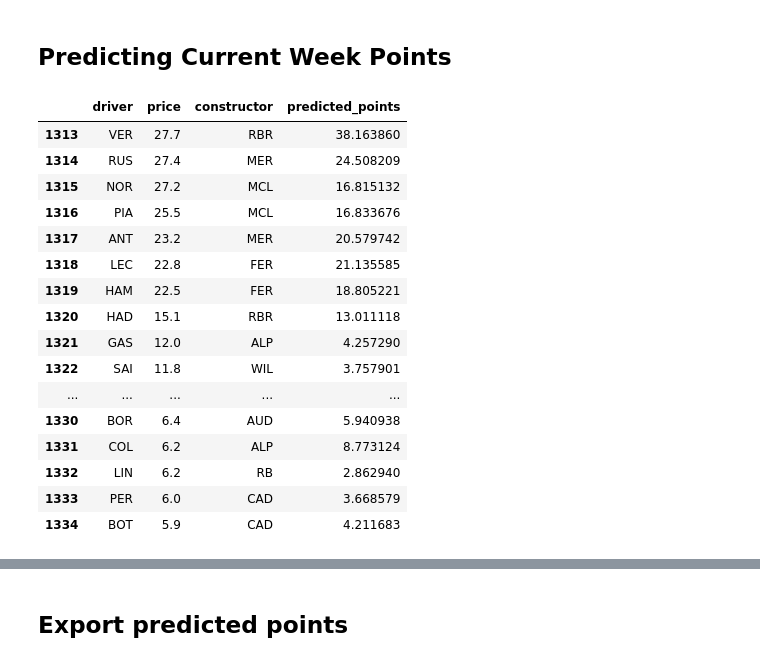
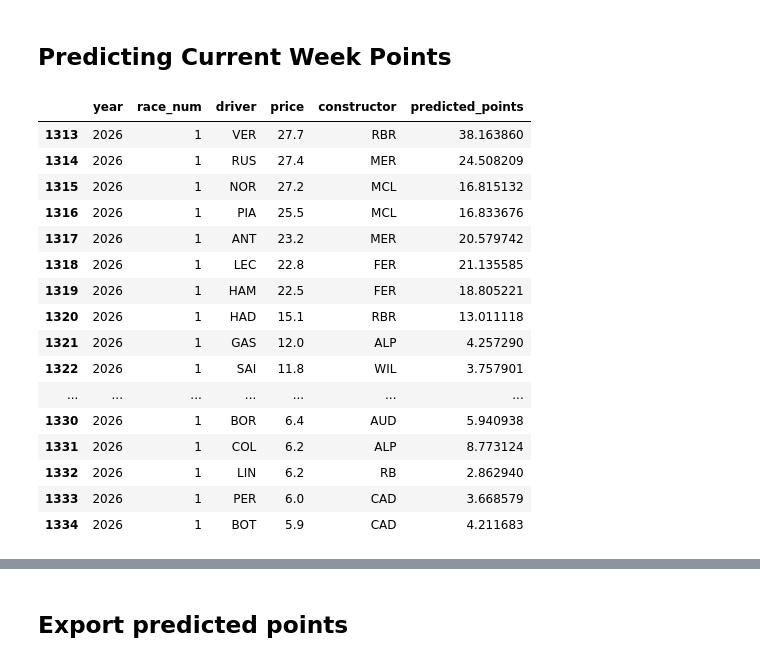
Before and after one commit to jguptil1/F1Fantasy, a Jupyter notebook: notebooks/models/driverModel.ipynb, the cells around one changed output, grey strips where cells are left out. Drawn from its saved outputs; the diff is of its cells as text; code cells hidden in the pictures.

Commit message:
3/9 Afternoon work on Post Race Analysis

```diff
--- a/notebooks/models/driverModel.ipynb
+++ b/notebooks/models/driverModel.ipynb
@@ -33,7 +33,7 @@ from sklearn.model_selection import GridSearchCV, TimeSeriesSplit
 # %% [markdown]
 ### Reading in the data
 # %%
-working_directory = Path.cwd()
+working_directory = Path.cwd().parent.parent
 print(working_directory)
 hist_driver_points_price = working_directory / "data" / "semi-clean" / "hist_driver_points_df_v1.csv"
 curr_week_driver_points_price = working_directory / "data" / "semi-clean" / "current_week_driver_points_df_v1.csv"
@@ -714,23 +713,23 @@ pred_points = best_pipe.predict(X_curr)
 current_week_preds = current_week_df.copy()
 current_week_preds["predicted_points"] = pred_points
 # %%
-output_predictons = current_week_preds[["driver", "price", "constructor", "predicted_points"]]
+output_predictons = current_week_preds[["year", "race_num", "driver", "price", "constructor", "predicted_points"]]
 output_predictons
 # %% [output]
-|  | driver | price | constructor | predicted_points |
-| 1313 | VER | 27.7 | RBR | 38.163860 |
-| 1314 | RUS | 27.4 | MER | 24.508209 |
-| 1315 | NOR | 27.2 | MCL | 16.815132 |
-| 1316 | PIA | 25.5 | MCL | 16.833676 |
-| 1317 | ANT | 23.2 | MER | 20.579742 |
-| 1318 | LEC | 22.8 | FER | 21.135585 |
-| 1319 | HAM | 22.5 | FER | 18.805221 |
-| 1320 | HAD | 15.1 | RBR | 13.011118 |
-| 1321 | GAS | 12.0 | ALP | 4.257290 |
-| 1322 | SAI | 11.8 | WIL | 3.757901 |
-| ... | ... | ... | ... | ... |
-| 1330 | BOR | 6.4 | AUD | 5.940938 |
-| 1331 | COL | 6.2 | ALP | 8.773124 |
-| 1332 | LIN | 6.2 | RB | 2.862940 |
-| 1333 | PER | 6.0 | CAD | 3.668579 |
-| 1334 | BOT | 5.9 | CAD | 4.211683 |
+|  | year | race_num | driver | price | constructor | predicted_points |
+| 1313 | 2026 | 1 | VER | 27.7 | RBR | 38.163860 |
+| 1314 | 2026 | 1 | RUS | 27.4 | MER | 24.508209 |
+| 1315 | 2026 | 1 | NOR | 27.2 | MCL | 16.815132 |
+| 1316 | 2026 | 1 | PIA | 25.5 | MCL | 16.833676 |
+| 1317 | 2026 | 1 | ANT | 23.2 | MER | 20.579742 |
+| 1318 | 2026 | 1 | LEC | 22.8 | FER | 21.135585 |
+| 1319 | 2026 | 1 | HAM | 22.5 | FER | 18.805221 |
+| 1320 | 2026 | 1 | HAD | 15.1 | RBR | 13.011118 |
+| 1321 | 2026 | 1 | GAS | 12.0 | ALP | 4.257290 |
+| 1322 | 2026 | 1 | SAI | 11.8 | WIL | 3.757901 |
+| ... | ... | ... | ... | ... | ... | ... |
+| 1330 | 2026 | 1 | BOR | 6.4 | AUD | 5.940938 |
+| 1331 | 2026 | 1 | COL | 6.2 | ALP | 8.773124 |
+| 1332 | 2026 | 1 | LIN | 6.2 | RB | 2.862940 |
+| 1333 | 2026 | 1 | PER | 6.0 | CAD | 3.668579 |
+| 1334 | 2026 | 1 | BOT | 5.9 | CAD | 4.211683 |
```
Also changed, not shown: parts of 11 cells of this notebook, 17 other files.
